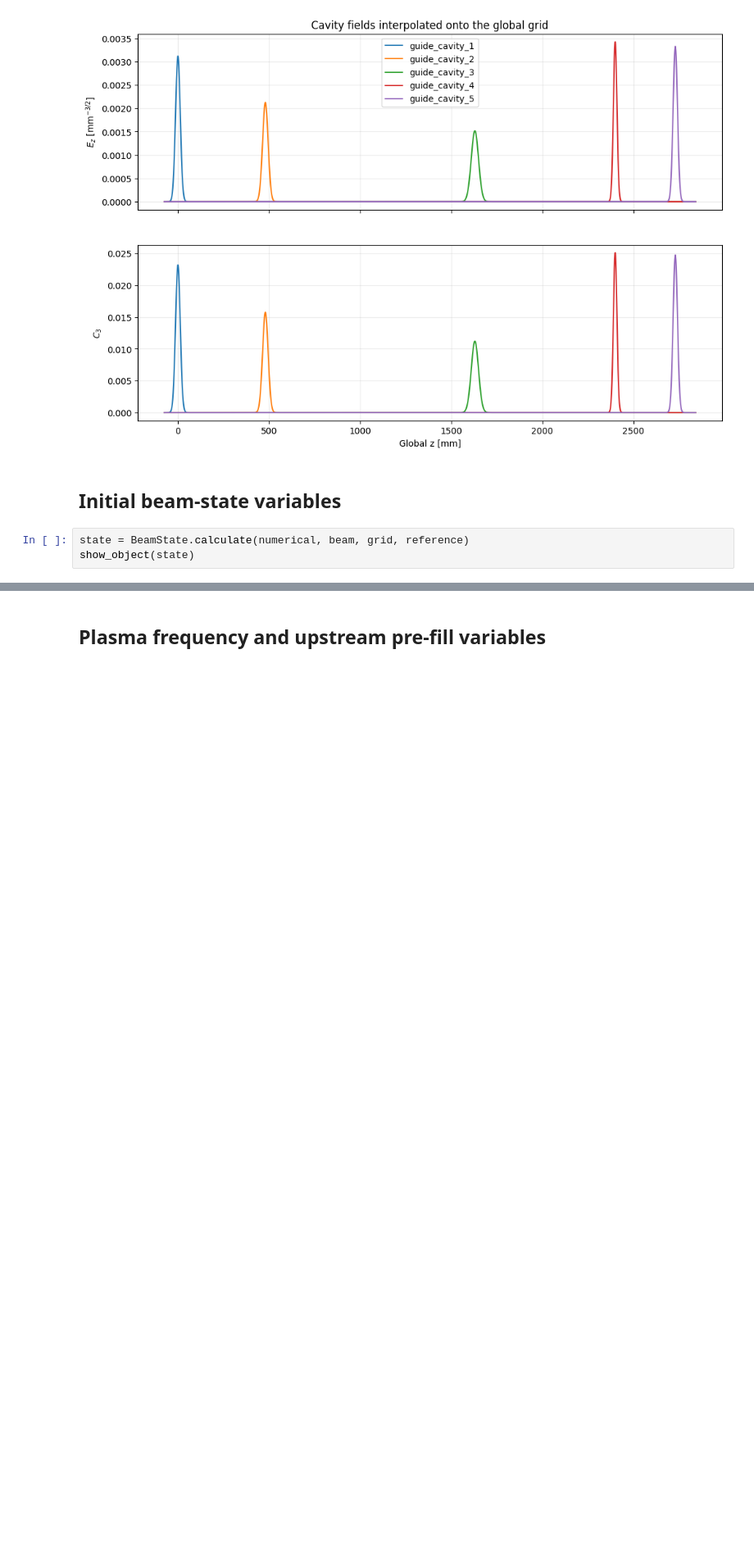
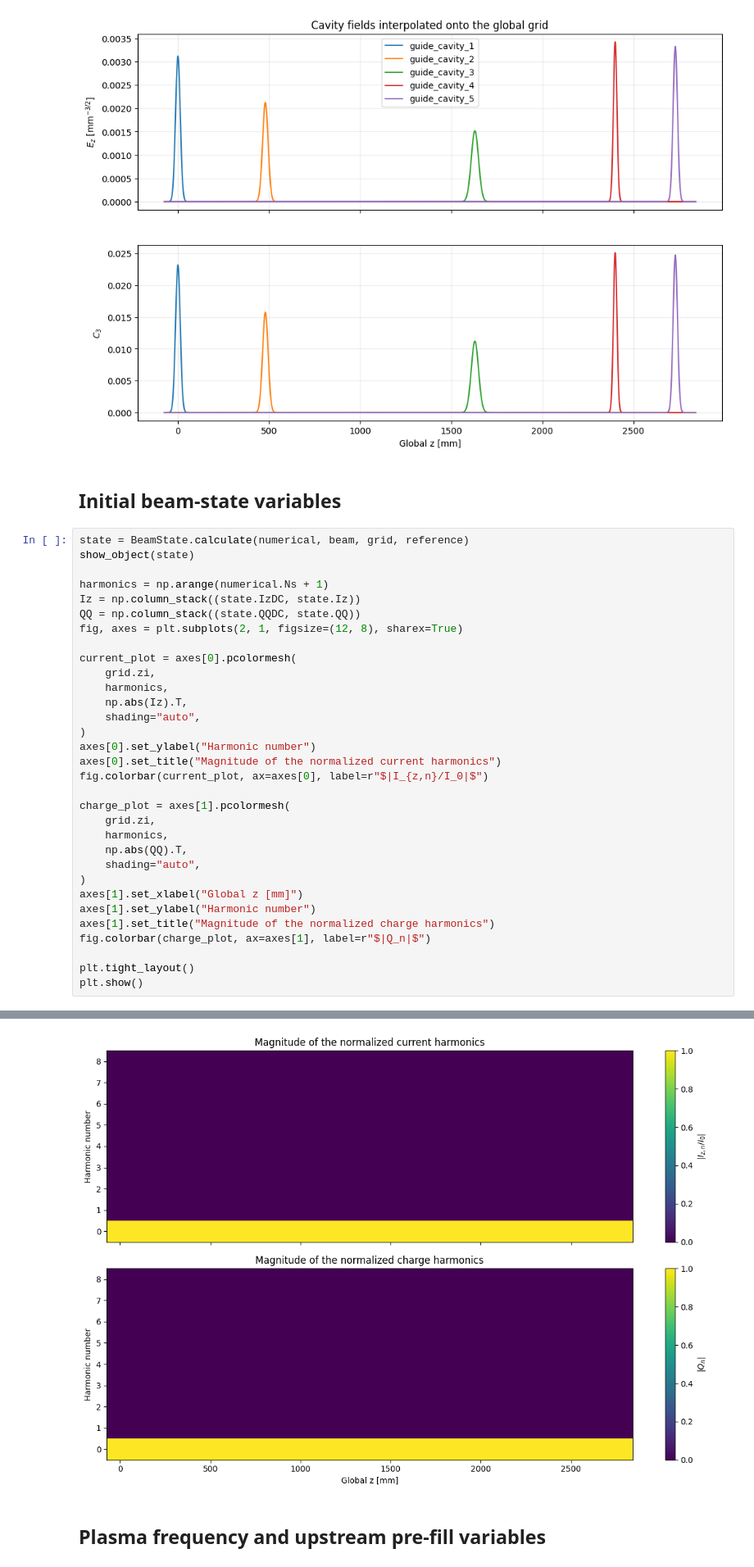
Before and after one commit to lsito/pyKlyC, a Jupyter notebook: Notebooks/translation_checkpoint_167.ipynb, the cells around one changed output, grey strips where cells are left out. Shown at 82% size. Saved outputs shown, nothing was run; the diff lists cells and outputs as text; blank space fills up the shorter version.

Commit message:
Added prefill of space charge before entrance

```diff
--- a/Notebooks/translation_checkpoint_167.ipynb
+++ b/Notebooks/translation_checkpoint_167.ipynb
@@ -476,3 +473,33 @@ last rows:
 # %%
 state = BeamState.calculate(numerical, beam, grid, reference)
 show_object(state)
+
+harmonics = np.arange(numerical.Ns + 1)
+Iz = np.column_stack((state.IzDC, state.Iz))
+QQ = np.column_stack((state.QQDC, state.QQ))
+fig, axes = plt.subplots(2, 1, figsize=(12, 8), sharex=True)
+
+current_plot = axes[0].pcolormesh(
+    grid.zi,
+    harmonics,
+    np.abs(Iz).T,
+    shading="auto",
+)
+axes[0].set_ylabel("Harmonic number")
+axes[0].set_title("Magnitude of the normalized current harmonics")
+fig.colorbar(current_plot, ax=axes[0], label=r"$|I_{z,n}/I_0|$")
+
+charge_plot = axes[1].pcolormesh(
+    grid.zi,
+    harmonics,
+    np.abs(QQ).T,
+    shading="auto",
+)
+axes[1].set_xlabel("Global z [mm]")
+axes[1].set_ylabel("Harmonic number")
+axes[1].set_title("Magnitude of the normalized charge harmonics")
+fig.colorbar(charge_plot, ax=axes[1], label=r"$|Q_n|$")
+
+plt.tight_layout()
+plt.show()
+# %% [output]
@@ -479,3 +523,4 @@ show_object(state)
+[figure, added]
 # %% [markdown]
 ## Plasma frequency and upstream pre-fill variables
 # %%
```
Also changed, not shown: parts of 5 cells of this notebook, 4 other files.
